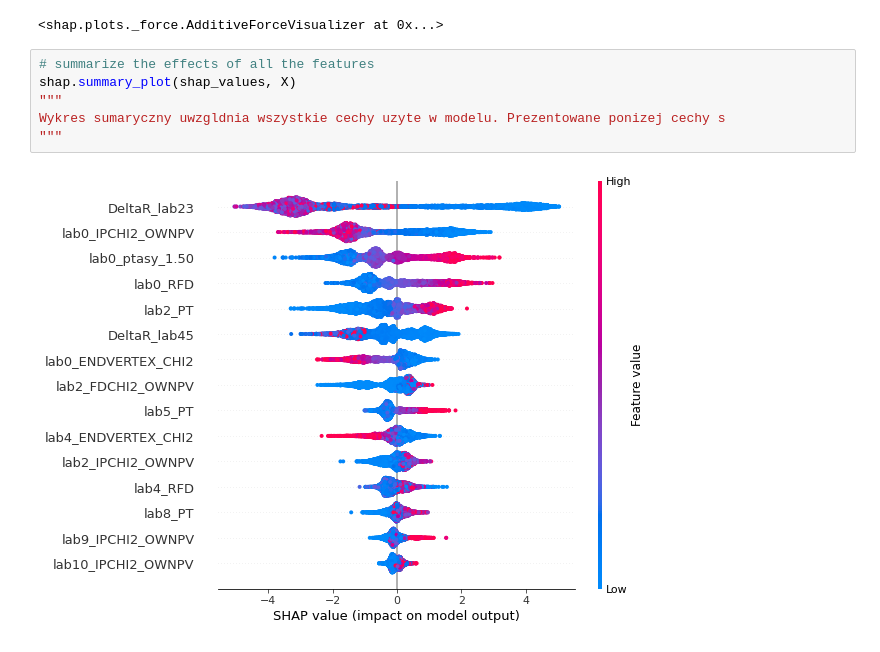
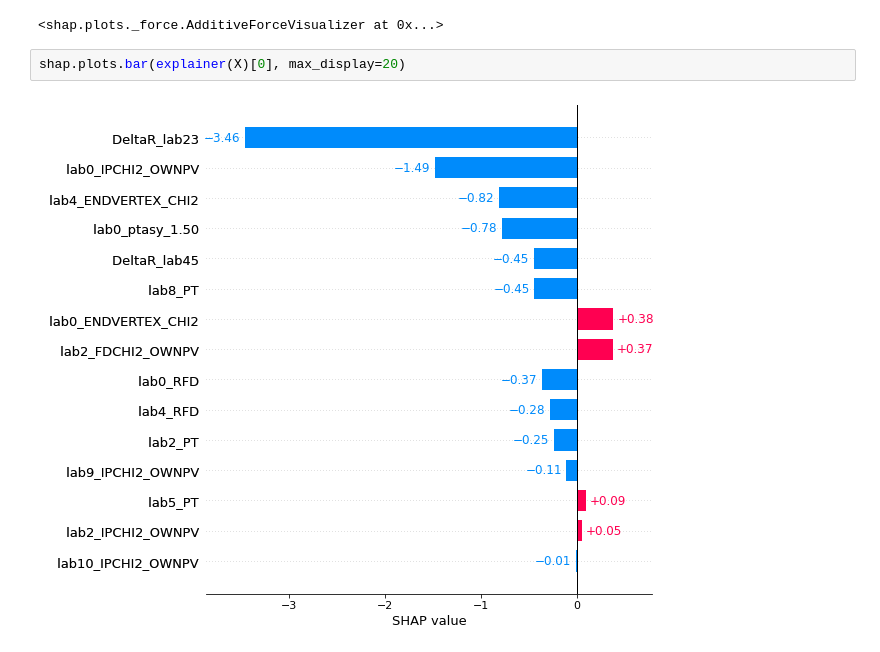
Before and after one commit to tomaszrajchel/thesis, a Jupyter notebook: shap_explanations.ipynb, the cells around one changed output. Saved outputs shown, nothing was run; the diff lists cells and outputs as text.

Commit message:
add detailed SHAP explanations

```diff
--- a/shap_explanations.ipynb
+++ b/shap_explanations.ipynb
@@ -68,11 +69,7 @@ shap_values = explainer.shap_values(X)
 shap.force_plot(explainer.expected_value, shap_values[0,:], X.iloc[0,:])
 # %% [output]
 <shap.plots._force.AdditiveForceVisualizer at 0x...>
-# %%
-# summarize the effects of all the features
-shap.summary_plot(shap_values, X)
-"""
-Wykres sumaryczny uwzgldnia wszystkie cechy uzyte w modelu. Prezentowane ponizej cechy s
-"""
-# %% [output]
-[figure, removed]
+# %%
+shap.plots.bar(explainer(X)[0], max_display=20)
+# %% [output]
+[figure, added]
```
Also changed, not shown: parts of 7 cells of this notebook, 1 other file.
